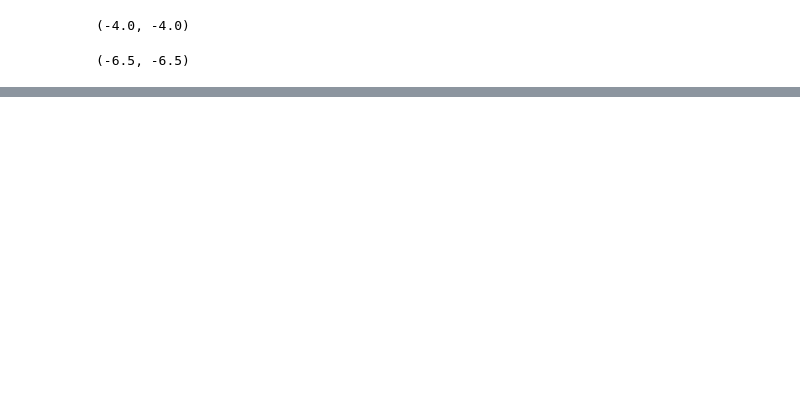
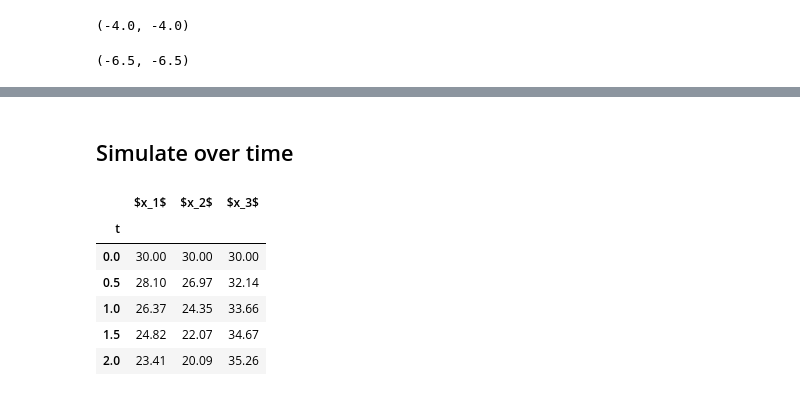
Before and after one commit to billtubbs/mech-575, a Jupyter notebook: code/python/project-grinding-dynamic-simulation-model.ipynb, the cells around one changed output, grey strips where cells are left out. Cells and saved outputs as stored; diff of their text form; code cells hidden in the pictures; blank space fills up the shorter version.

```diff
--- a/code/python/project-grinding-dynamic-simulation-model.ipynb
+++ b/code/python/project-grinding-dynamic-simulation-model.ipynb
@@ -149 +169,3 @@ print(dxdt_est, dxdt_true)
+# %% [markdown]
+## Simulate over time
 # %%
@@ -167,3 +192,17 @@ for k in range(1, nt):
+# %%
+# Convert results to dataframe
+labels = [f'$x_{i+1}$' for i in range(n_sizes)]
+index = pd.Index(t, name='t')
+charge_weights = pd.DataFrame(x, columns=labels, index=index)
+charge_weights.round(2).head()
+# %% [output]
+|  | $x_1$ | $x_2$ | $x_3$ |
+| t |  |  |  |
+| 0.0 | 30.00 | 30.00 | 30.00 |
+| 0.5 | 28.10 | 26.97 | 32.14 |
+| 1.0 | 26.37 | 24.35 | 33.66 |
+| 1.5 | 24.82 | 22.07 | 34.67 |
+| 2.0 | 23.41 | 20.09 | 35.26 |
 # %%
 fig, axes = plt.subplots(2, 1, figsize=(8,6), sharex=True)
 
```
Also changed, not shown: parts of 11 cells of this notebook.
